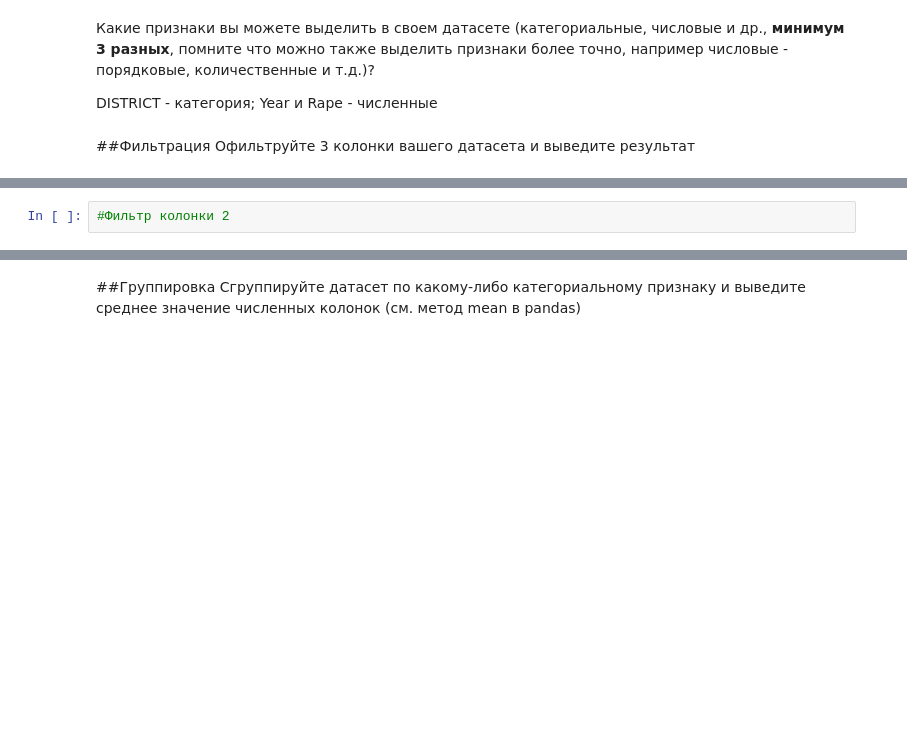
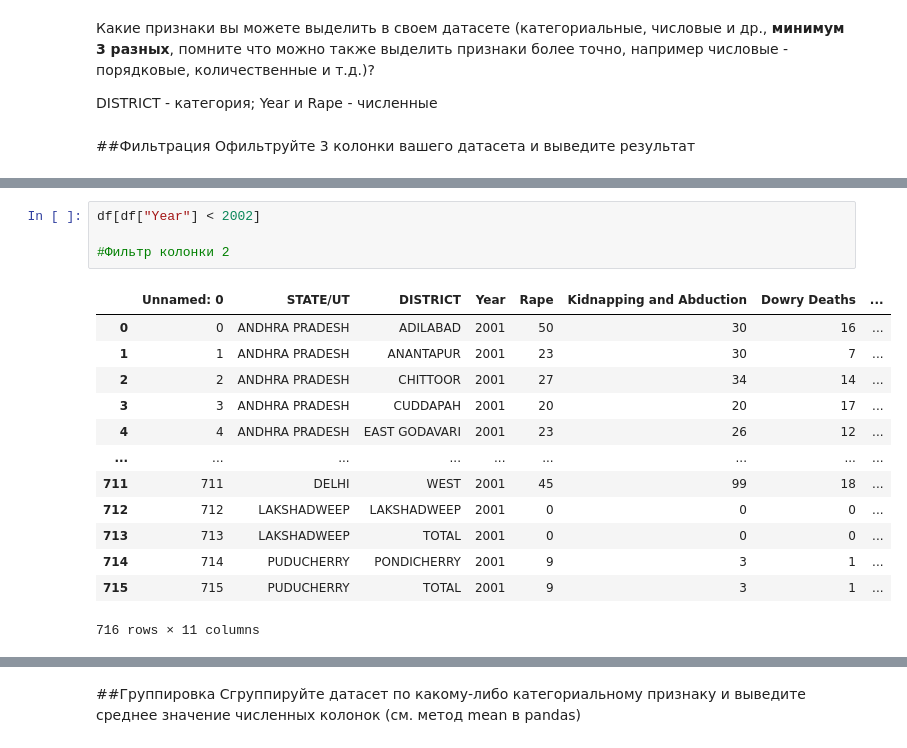
Before and after one commit to TN1928/machinescreatemachines, a Jupyter notebook: Копия_блокнота_"Задание_1_ipynb".ipynb, the cells around one changed output, grey strips where cells are left out. Saved outputs shown, nothing was run; the diff lists cells and outputs as text; blank space fills up the shorter version.

```diff
--- a/Копия_блокнота_"Задание_1_ipynb".ipynb
+++ b/Копия_блокнота_"Задание_1_ipynb".ipynb
@@ -116,3 +133,19 @@ Year и Rape - численные
 # %%
+df[df["Year"] < 2002]
+
 #Фильтр колонки 2
+# %% [output]
+|  | Unnamed: 0 | STATE/UT | DISTRICT | Year | Rape | Kidnapping and Abduction | Dowry Deaths | ... |
+| 0 | 0 | ANDHRA PRADESH | ADILABAD | 2001 | 50 | 30 | 16 | ... |
+| 1 | 1 | ANDHRA PRADESH | ANANTAPUR | 2001 | 23 | 30 | 7 | ... |
+| 2 | 2 | ANDHRA PRADESH | CHITTOOR | 2001 | 27 | 34 | 14 | ... |
+| 3 | 3 | ANDHRA PRADESH | CUDDAPAH | 2001 | 20 | 20 | 17 | ... |
+| 4 | 4 | ANDHRA PRADESH | EAST GODAVARI | 2001 | 23 | 26 | 12 | ... |
+| ... | ... | ... | ... | ... | ... | ... | ... | ... |
+| 711 | 711 | DELHI | WEST | 2001 | 45 | 99 | 18 | ... |
+| 712 | 712 | LAKSHADWEEP | LAKSHADWEEP | 2001 | 0 | 0 | 0 | ... |
+| 713 | 713 | LAKSHADWEEP | TOTAL | 2001 | 0 | 0 | 0 | ... |
+| 714 | 714 | PUDUCHERRY | PONDICHERRY | 2001 | 9 | 3 | 1 | ... |
+| 715 | 715 | PUDUCHERRY | TOTAL | 2001 | 9 | 3 | 1 | ... |
+716 rows × 11 columns
 # %%
```
Also changed, not shown: parts of 4 cells of this notebook.
